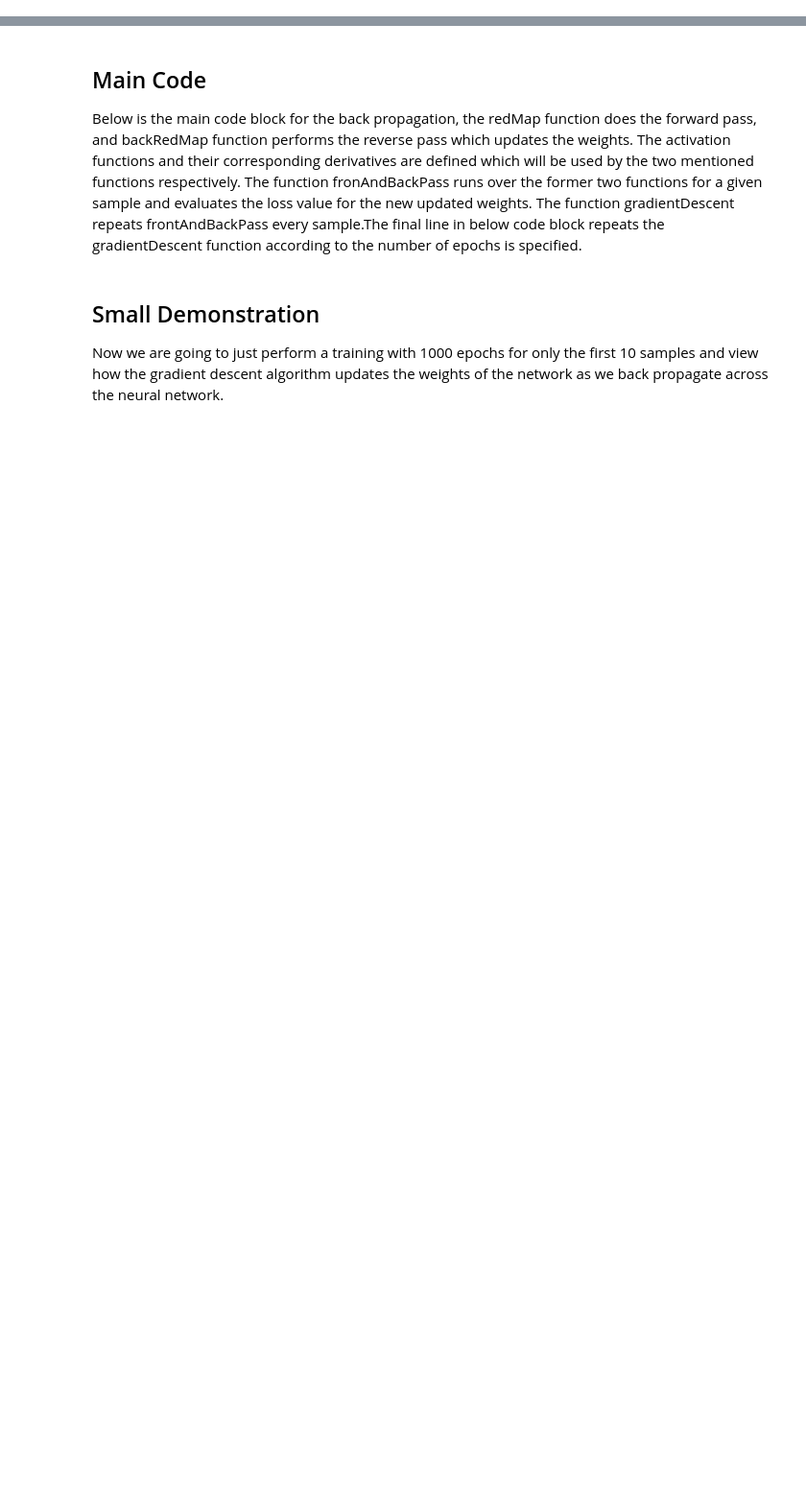
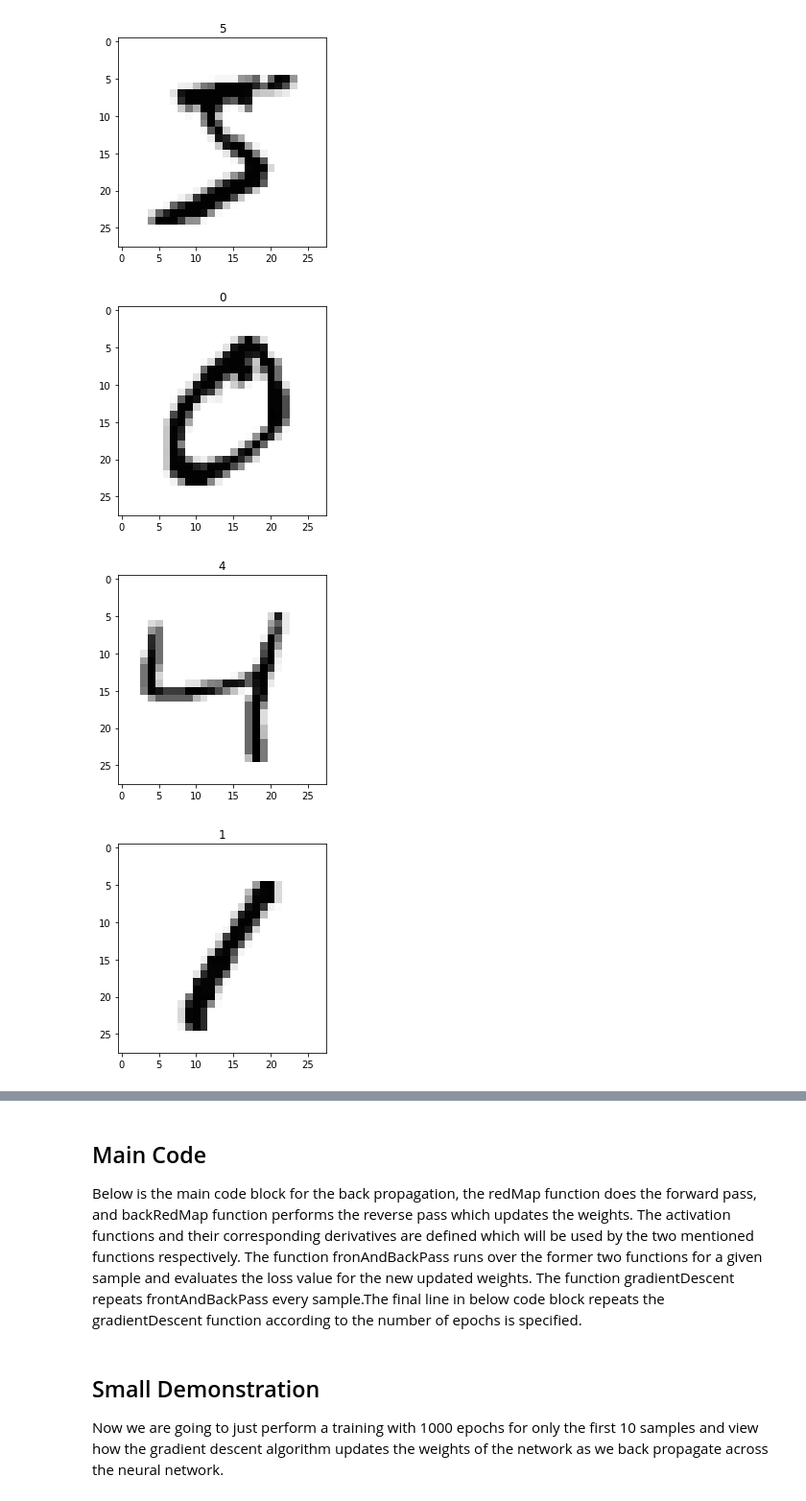
Before and after one commit to manojkumardas7/back-propagation-neural-network, a Jupyter notebook: backPropagationNeuralNetwork.ipynb, the cells around one changed output, grey strips where cells are left out. Shown at 96% size. Saved outputs shown, nothing was run; the diff lists cells and outputs as text; code cells hidden in the pictures; blank space fills up the shorter version.

Commit message:
Few changes in notebook to show the images

```diff
--- a/backPropagationNeuralNetwork.ipynb
+++ b/backPropagationNeuralNetwork.ipynb
@@ -98,0 +111,11 @@ imagesFile.close()
+# %%
+for x in xrange(10):
+    plt.imshow(trainImages[x,:,:].reshape(28, 28),
+               cmap='Greys', interpolation='nearest')
+    plt.title(np.nonzero(trainLabels[x,:,:])[1][0])
+    plt.pause(0.1)
+# %% [output]
+[figure, added]
+[figure, added]
+[figure, added]
+[figure, added]
```
Also changed, not shown: parts of 13 cells of this notebook.
